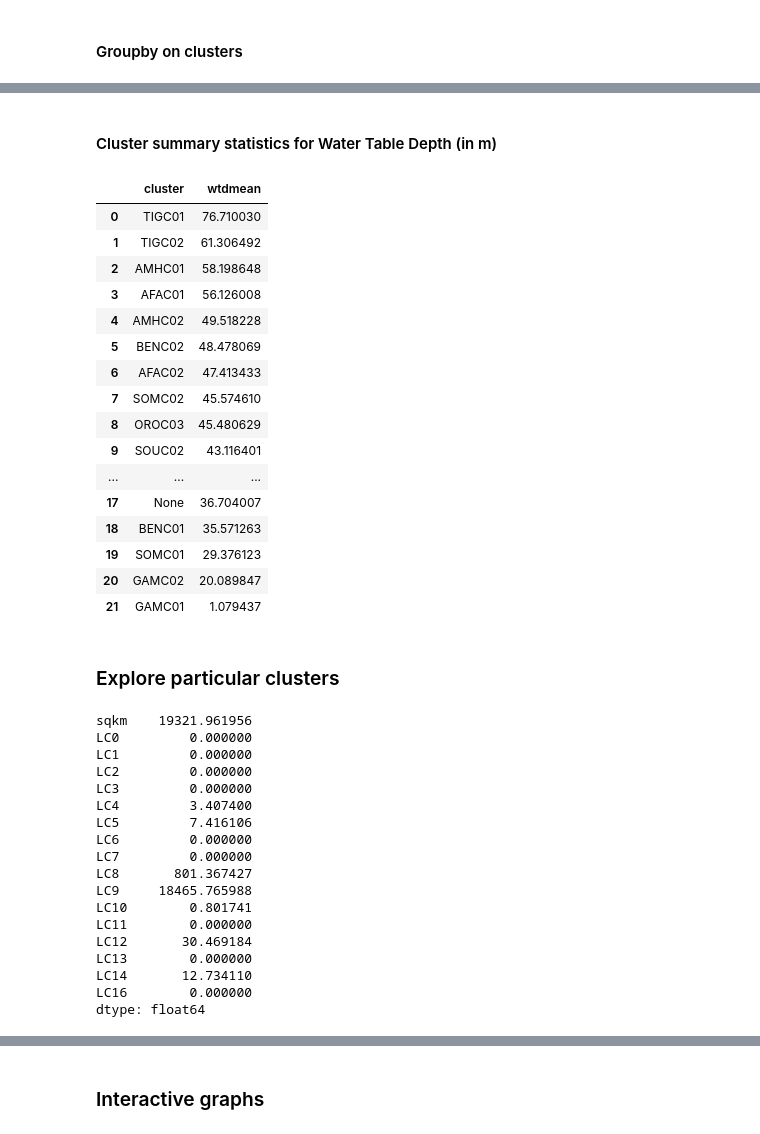
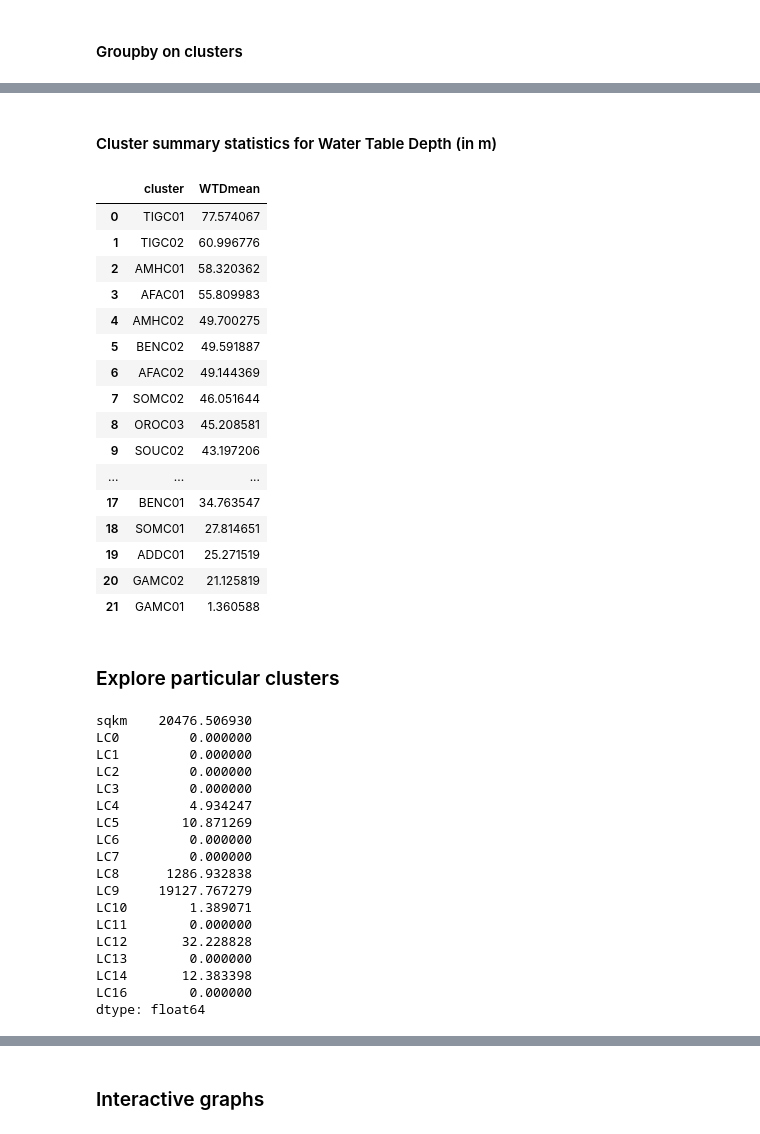
Before and after one commit to akorkovelos/un-clews-gis-work, a Jupyter notebook: GroupBy_analysis.ipynb, the cells around one changed output, grey strips where cells are left out. Drawn from its saved outputs; the diff is of its cells as text; code cells hidden in the pictures.

```diff
--- a/GroupBy_analysis.ipynb
+++ b/GroupBy_analysis.ipynb
@@ -23,7 +23,7 @@ ROOT_DIR = os.path.abspath(os.curdir)
 in_path = os.path.join(ROOT_DIR, 'sample_input')
 out_path = os.path.join(ROOT_DIR, 'sample_output')
 
-shp_nm = "Ethiopia_vector_clusters_with_attributes.shp"
+shp_nm = "Ethiopia_vector_clusters_with_attributes.gpkg"
 # %%
 # Create a new geo-dataframe
 data_gdf = gpd.read_file(out_path + "\\" + shp_nm)
@@ -263,47 +263,47 @@ clusters_sum
 # %%
-clusters_mean = clusters['wtdmean'].mean().sort_values(ascending=False).reset_index()
+clusters_mean = clusters['WTDmean'].mean().sort_values(ascending=False).reset_index()
 display(Markdown('#### Cluster summary statistics for Water Table Depth (in m)'))
 clusters_mean
 # %% [output]
 #### Cluster summary statistics for Water Table Depth (in m)
-|  | cluster | wtdmean |
-| 0 | TIGC01 | 76.710030 |
-| 1 | TIGC02 | 61.306492 |
-| 2 | AMHC01 | 58.198648 |
-| 3 | AFAC01 | 56.126008 |
-| 4 | AMHC02 | 49.518228 |
-| 5 | BENC02 | 48.478069 |
-| 6 | AFAC02 | 47.413433 |
-| 7 | SOMC02 | 45.574610 |
-| 8 | OROC03 | 45.480629 |
-| 9 | SOUC02 | 43.116401 |
+|  | cluster | WTDmean |
+| 0 | TIGC01 | 77.574067 |
+| 1 | TIGC02 | 60.996776 |
+| 2 | AMHC01 | 58.320362 |
+| 3 | AFAC01 | 55.809983 |
+| 4 | AMHC02 | 49.700275 |
+| 5 | BENC02 | 49.591887 |
+| 6 | AFAC02 | 49.144369 |
+| 7 | SOMC02 | 46.051644 |
+| 8 | OROC03 | 45.208581 |
+| 9 | SOUC02 | 43.197206 |
 | ... | ... | ... |
-| 17 | None | 36.704007 |
-| 18 | BENC01 | 35.571263 |
-| 19 | SOMC01 | 29.376123 |
-| 20 | GAMC02 | 20.089847 |
-| 21 | GAMC01 | 1.079437 |
+| 17 | BENC01 | 34.763547 |
+| 18 | SOMC01 | 27.814651 |
+| 19 | ADDC01 | 25.271519 |
+| 20 | GAMC02 | 21.125819 |
+| 21 | GAMC01 | 1.360588 |
 # %% [markdown]
 ### Explore particular clusters
 # %%
 clusters.get_group('BENC01')[clust_sum_cols].sum()
 # %% [output]
-sqkm    19321.961956
+sqkm    20476.506930
 LC0         0.000000
 LC1         0.000000
 LC2         0.000000
 LC3         0.000000
-LC4         3.407400
-LC5         7.416106
+LC4         4.934247
+LC5        10.871269
 LC6         0.000000
 LC7         0.000000
-LC8       801.367427
-LC9     18465.765988
-LC10        0.801741
+LC8      1286.932838
+LC9     19127.767279
+LC10        1.389071
 LC11        0.000000
-LC12       30.469184
+LC12       32.228828
 LC13        0.000000
-LC14       12.734110
+LC14       12.383398
 LC16        0.000000
 dtype: float64
 # %%
```
Also changed, not shown: parts of 6 cells of this notebook, 5 other files.
